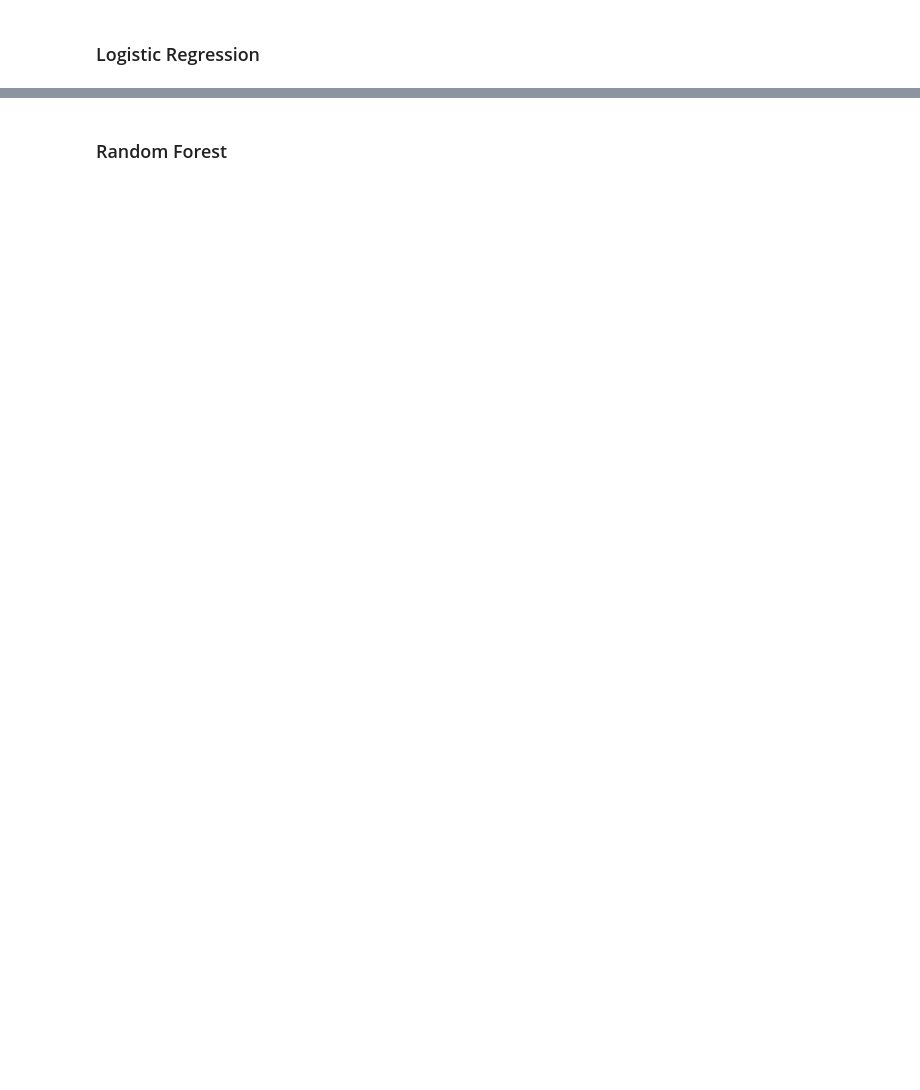
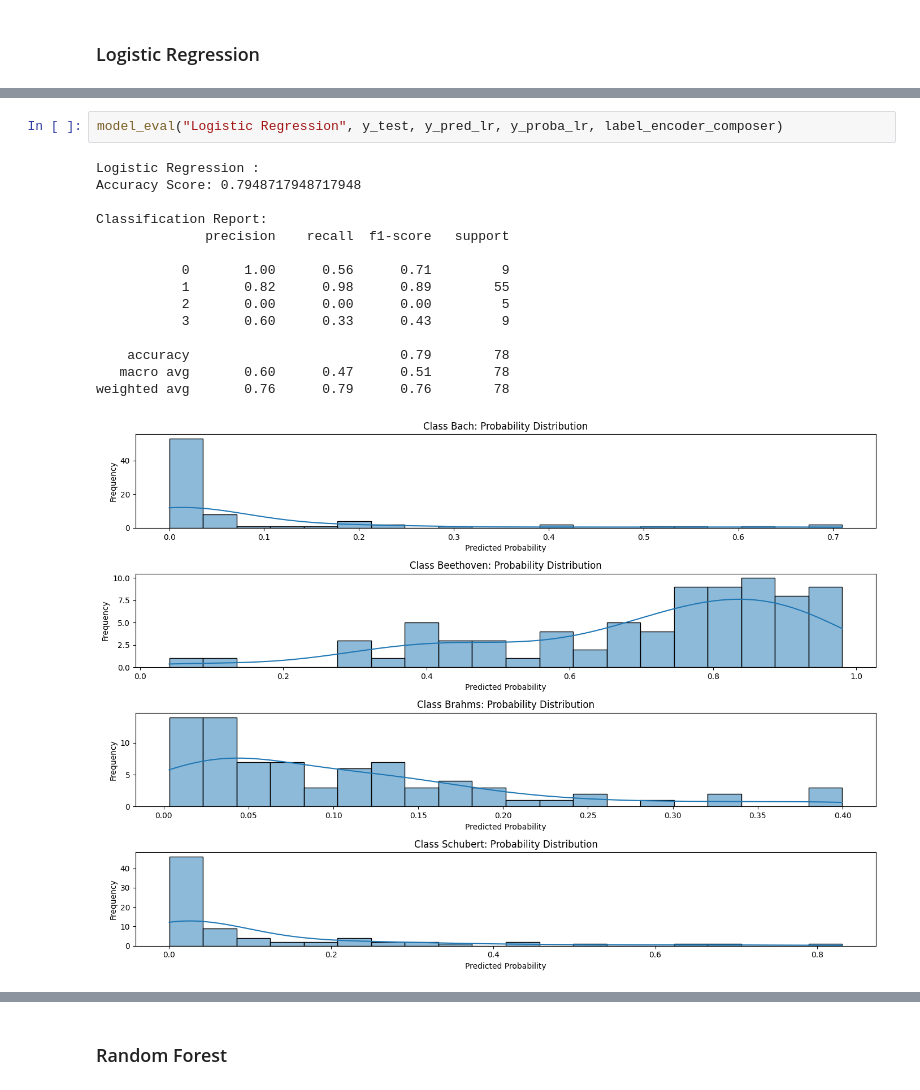
Before and after one commit to dBartMasters/sfl-challenge, a Jupyter notebook: explore_nb_mido.ipynb, the cells around one changed output, grey strips where cells are left out. Saved outputs shown, nothing was run; the diff lists cells and outputs as text; blank space fills up the shorter version.

Commit message:
functionalize some model eval

```diff
--- a/explore_nb_mido.ipynb
+++ b/explore_nb_mido.ipynb
@@ -208,0 +301,18 @@ plt.show()
+# %%
+model_eval("Logistic Regression", y_test, y_pred_lr, y_proba_lr, label_encoder_composer)
+# %% [output]
+Logistic Regression :
+Accuracy Score: 0.7948717948717948
+
+Classification Report:
+              precision    recall  f1-score   support
+
+           0       1.00      0.56      0.71         9
+           1       0.82      0.98      0.89        55
+           2       0.00      0.00      0.00         5
+           3       0.60      0.33      0.43         9
+
+    accuracy                           0.79        78
+   macro avg       0.60      0.47      0.51        78
+weighted avg       0.76      0.79      0.76        78
+[figure, added]
```
Also changed, not shown: parts of 35 cells of this notebook, 1 other file.
